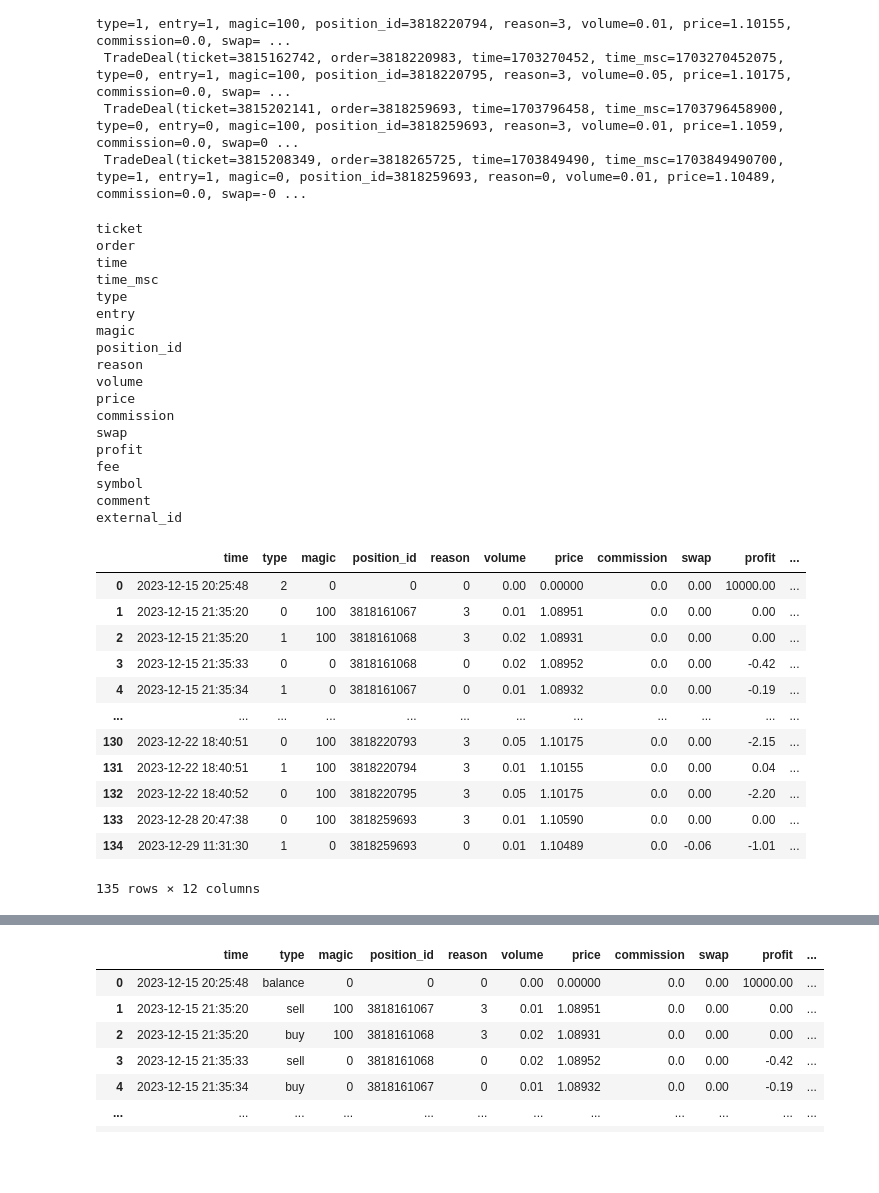
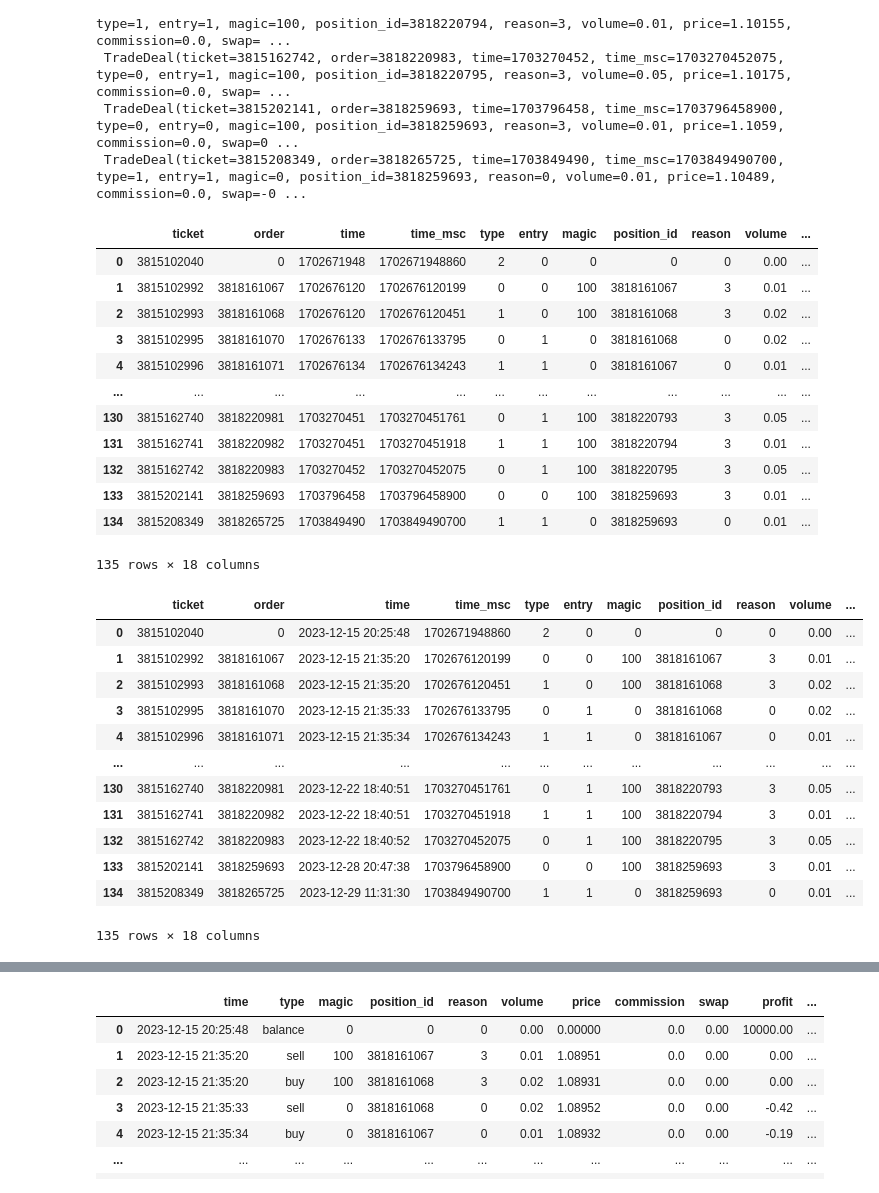
Before and after one commit to MaxJan2010/python_finance, a Jupyter notebook: src/work/tutorials/03.calculate mt5 report factors/calculate_history_report_factors.ipynb, the cells around one changed output, grey strips where cells are left out. Saved outputs shown, nothing was run; the diff lists cells and outputs as text; code cells hidden in the pictures; blank space fills up the shorter version.

Commit message:
- created initial positions dataframe

```diff
--- a/src/work/tutorials/03.calculate mt5 report factors/calculate_history_report_factors.ipynb
+++ b/src/work/tutorials/03.calculate mt5 report factors/calculate_history_report_factors.ipynb
@@ -40,49 +43,38 @@ display(trade_deals)
 # display these positions as a table using pandas.DataFrame
 deals = pd.DataFrame(list(trade_deals), columns=trade_deals[0]._asdict().keys())
 
-#  Get Columns Titles to check Existing Columns
-titles = deals.columns
-
-for title in titles:
- print(title)
+deals
 # %% [output]
+|  | ticket | order | time | time_msc | type | entry | magic | position_id | reason | volume | ... |
+| 0 | 3815102040 | 0 | 1702671948 | 1702671948860 | 2 | 0 | 0 | 0 | 0 | 0.00 | ... |
+| 1 | 3815102992 | 3818161067 | 1702676120 | 1702676120199 | 0 | 0 | 100 | 3818161067 | 3 | 0.01 | ... |
+| 2 | 3815102993 | 3818161068 | 1702676120 | 1702676120451 | 1 | 0 | 100 | 3818161068 | 3 | 0.02 | ... |
+| 3 | 3815102995 | 3818161070 | 1702676133 | 1702676133795 | 0 | 1 | 0 | 3818161068 | 0 | 0.02 | ... |
+| 4 | 3815102996 | 3818161071 | 1702676134 | 1702676134243 | 1 | 1 | 0 | 3818161067 | 0 | 0.01 | ... |
+| ... | ... | ... | ... | ... | ... | ... | ... | ... | ... | ... | ... |
+| 130 | 3815162740 | 3818220981 | 1703270451 | 1703270451761 | 0 | 1 | 100 | 3818220793 | 3 | 0.05 | ... |
+| 131 | 3815162741 | 3818220982 | 1703270451 | 1703270451918 | 1 | 1 | 100 | 3818220794 | 3 | 0.01 | ... |
+| 132 | 3815162742 | 3818220983 | 1703270452 | 1703270452075 | 0 | 1 | 100 | 3818220795 | 3 | 0.05 | ... |
+| 133 | 3815202141 | 3818259693 | 1703796458 | 1703796458900 | 0 | 0 | 100 | 3818259693 | 3 | 0.01 | ... |
+| 134 | 3815208349 | 3818265725 | 1703849490 | 1703849490700 | 1 | 1 | 0 | 3818259693 | 0 | 0.01 | ... |
-ticket
-order
-time
-time_msc
-type
-entry
-magic
-position_id
-reason
-volume
-price
-commission
-swap
-profit
-fee
-symbol
-comment
-external_id
+135 rows × 18 columns
 # %%
 # re-factor data frame
 # convert time in history to human readable time format
 deals['time'] = pd.to_datetime(deals['time'], unit='s')
 
-# drop un-usable columns
-deals.drop(['ticket', 'order',  'time_msc', 'entry', 'comment', 'external_id'], axis=1, inplace=True)
-display(deals)
+deals
 # %% [output]
-|  | time | type | magic | position_id | reason | volume | price | commission | swap | profit | ... |
-| 0 | 2023-12-15 20:25:48 | 2 | 0 | 0 | 0 | 0.00 | 0.00000 | 0.0 | 0.00 | 10000.00 | ... |
-| 1 | 2023-12-15 21:35:20 | 0 | 100 | 3818161067 | 3 | 0.01 | 1.08951 | 0.0 | 0.00 | 0.00 | ... |
-| 2 | 2023-12-15 21:35:20 | 1 | 100 | 3818161068 | 3 | 0.02 | 1.08931 | 0.0 | 0.00 | 0.00 | ... |
-| 3 | 2023-12-15 21:35:33 | 0 | 0 | 3818161068 | 0 | 0.02 | 1.08952 | 0.0 | 0.00 | -0.42 | ... |
-| 4 | 2023-12-15 21:35:34 | 1 | 0 | 3818161067 | 0 | 0.01 | 1.08932 | 0.0 | 0.00 | -0.19 | ... |
+|  | ticket | order | time | time_msc | type | entry | magic | position_id | reason | volume | ... |
+| 0 | 3815102040 | 0 | 2023-12-15 20:25:48 | 1702671948860 | 2 | 0 | 0 | 0 | 0 | 0.00 | ... |
+| 1 | 3815102992 | 3818161067 | 2023-12-15 21:35:20 | 1702676120199 | 0 | 0 | 100 | 3818161067 | 3 | 0.01 | ... |
+| 2 | 3815102993 | 3818161068 | 2023-12-15 21:35:20 | 1702676120451 | 1 | 0 | 100 | 3818161068 | 3 | 0.02 | ... |
+| 3 | 3815102995 | 3818161070 | 2023-12-15 21:35:33 | 1702676133795 | 0 | 1 | 0 | 3818161068 | 0 | 0.02 | ... |
+| 4 | 3815102996 | 3818161071 | 2023-12-15 21:35:34 | 1702676134243 | 1 | 1 | 0 | 3818161067 | 0 | 0.01 | ... |
 | ... | ... | ... | ... | ... | ... | ... | ... | ... | ... | ... | ... |
-| 130 | 2023-12-22 18:40:51 | 0 | 100 | 3818220793 | 3 | 0.05 | 1.10175 | 0.0 | 0.00 | -2.15 | ... |
-| 131 | 2023-12-22 18:40:51 | 1 | 100 | 3818220794 | 3 | 0.01 | 1.10155 | 0.0 | 0.00 | 0.04 | ... |
-| 132 | 2023-12-22 18:40:52 | 0 | 100 | 3818220795 | 3 | 0.05 | 1.10175 | 0.0 | 0.00 | -2.20 | ... |
-| 133 | 2023-12-28 20:47:38 | 0 | 100 | 3818259693 | 3 | 0.01 | 1.10590 | 0.0 | 0.00 | 0.00 | ... |
-| 134 | 2023-12-29 11:31:30 | 1 | 0 | 3818259693 | 0 | 0.01 | 1.10489 | 0.0 | -0.06 | -1.01 | ... |
+| 130 | 3815162740 | 3818220981 | 2023-12-22 18:40:51 | 1703270451761 | 0 | 1 | 100 | 3818220793 | 3 | 0.05 | ... |
+| 131 | 3815162741 | 3818220982 | 2023-12-22 18:40:51 | 1703270451918 | 1 | 1 | 100 | 3818220794 | 3 | 0.01 | ... |
+| 132 | 3815162742 | 3818220983 | 2023-12-22 18:40:52 | 1703270452075 | 0 | 1 | 100 | 3818220795 | 3 | 0.05 | ... |
+| 133 | 3815202141 | 3818259693 | 2023-12-28 20:47:38 | 1703796458900 | 0 | 0 | 100 | 3818259693 | 3 | 0.01 | ... |
+| 134 | 3815208349 | 3818265725 | 2023-12-29 11:31:30 | 1703849490700 | 1 | 1 | 0 | 3818259693 | 0 | 0.01 | ... |
-135 rows × 12 columns
+135 rows × 18 columns
```
Also changed, not shown: parts of 13 cells of this notebook, 3 other files.
